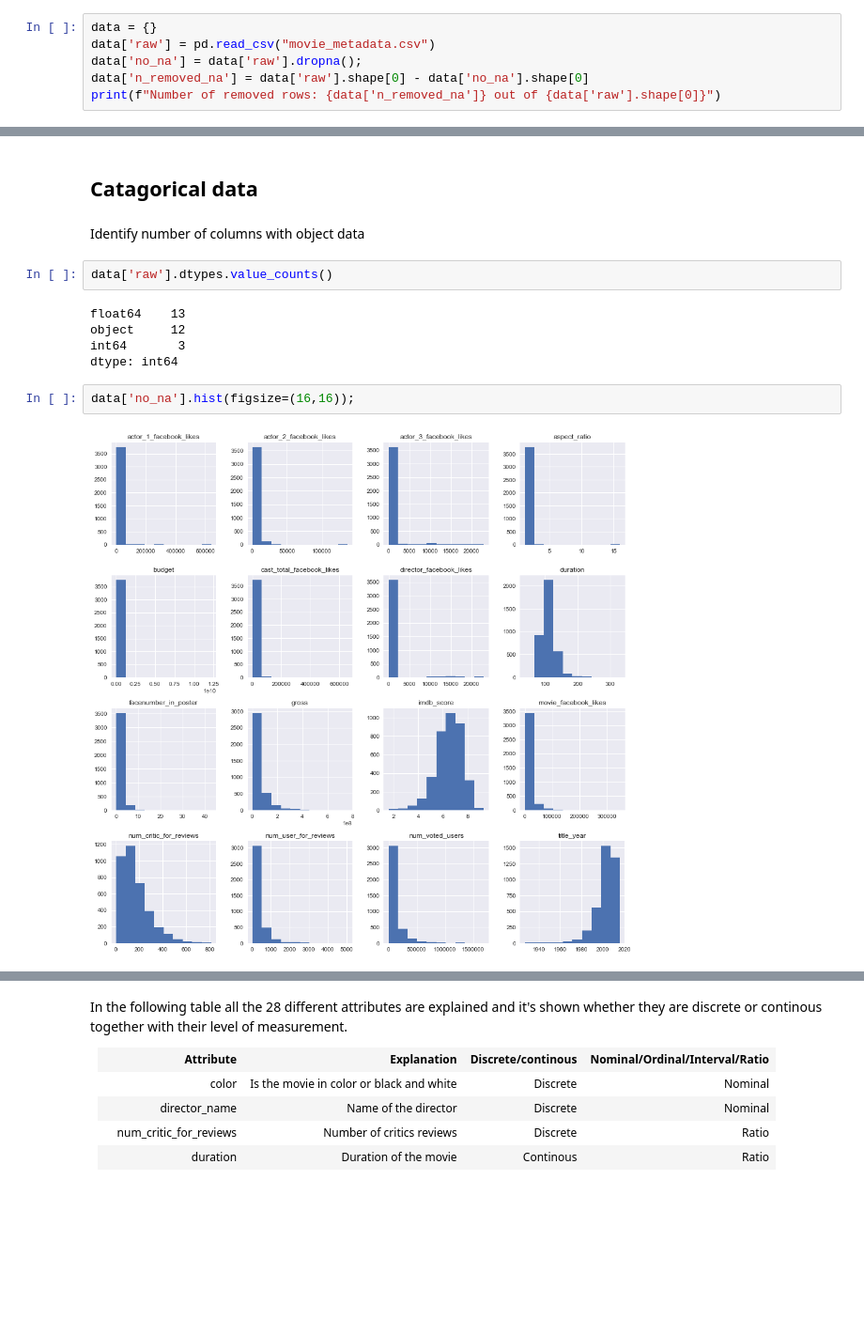
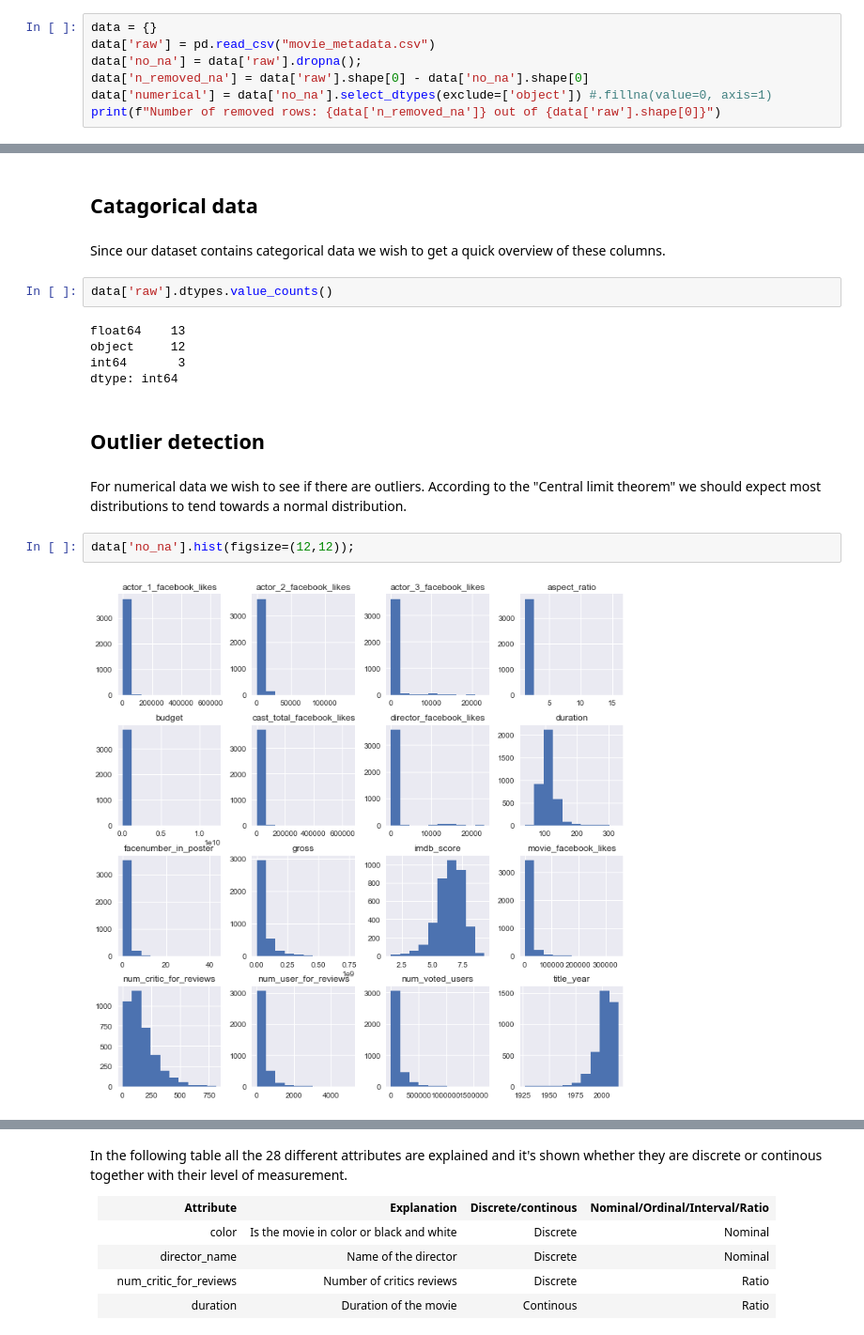
Before and after one commit to christianbillp/python, a Jupyter notebook: notebooks/ML_projekt1.ipynb, the cells around one changed output, grey strips where cells are left out. Shown: that part at 94% size. Cells and saved outputs as stored; diff of their text form; blank space fills up the shorter version.

```diff
--- a/notebooks/ML_projekt1.ipynb
+++ b/notebooks/ML_projekt1.ipynb
@@ -57,6 +74,7 @@ data = {}
 data['raw'] = pd.read_csv("movie_metadata.csv")
 data['no_na'] = data['raw'].dropna();
 data['n_removed_na'] = data['raw'].shape[0] - data['no_na'].shape[0]
+data['numerical'] = data['no_na'].select_dtypes(exclude=['object']) #.fillna(value=0, axis=1)
 print(f"Number of removed rows: {data['n_removed_na']} out of {data['raw'].shape[0]}")
 # %% [output]
 Number of removed rows: 1287 out of 5043
@@ -84,8 +102,8 @@ data['no_na'].describe().round(decimals=2)
 | max | 813.00 | 330.00 | 23000.00 | 23000.00 | 640000.00 | ... |
 # %% [markdown]
 ## Catagorical data
-# %% [markdown]
-Identify number of columns with object data
+# %% [markdown]
+Since our dataset contains categorical data we wish to get a quick overview of these columns.
 # %%
 data['raw'].dtypes.value_counts()
 # %% [output]
@@ -93,7 +111,11 @@ float64    13
 object     12
 int64       3
 dtype: int64
+# %% [markdown]
+## Outlier detection
+# %% [markdown]
+For numerical data we wish to see if there are outliers. According to the "Central limit theorem" we should expect most distributions to tend towards a normal distribution.
 # %%
-data['no_na'].hist(figsize=(16,16));
+data['no_na'].hist(figsize=(12,12));
 # %% [output]
-[figure, old version]
+[figure, new version]
```
Also changed, not shown: parts of 56 cells of this notebook.
